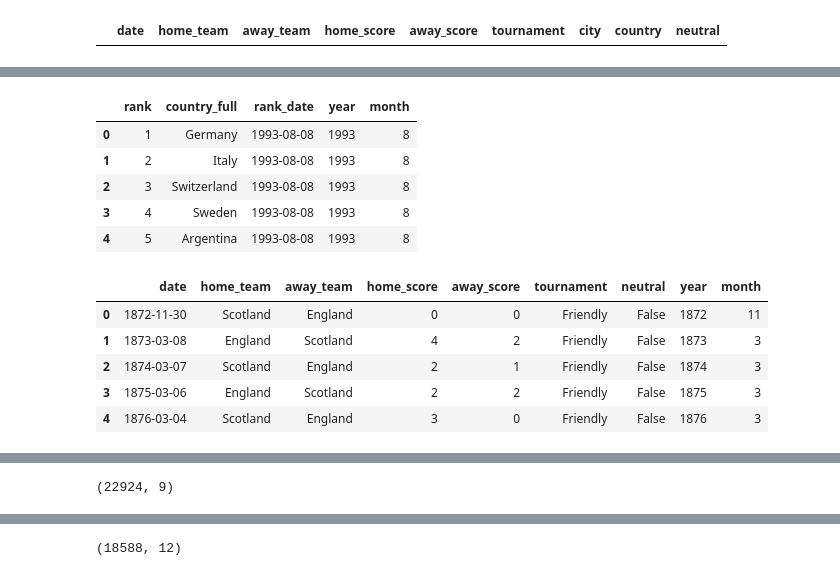
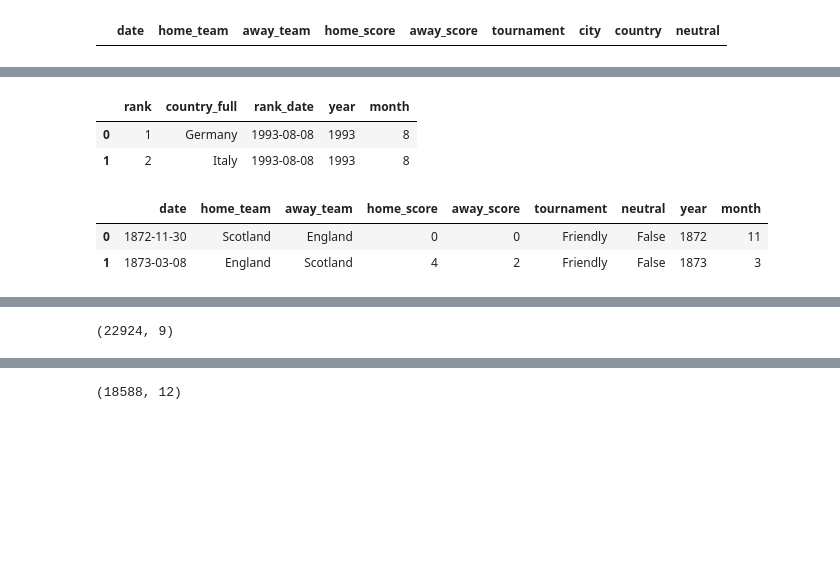
Before and after one commit to WilkisterMbaka/Fifa-Score-Prediction-, a Jupyter notebook: Moringa_Data_Science_Prep_W6_Independent_Project_2022_06_Wilkister_Mbaka_Regression.ipynb, the cells around one changed output, grey strips where cells are left out. Cells and saved outputs as stored; diff of their text form; code cells hidden in the pictures; blank space fills up the shorter version.

```diff
--- a/Moringa_Data_Science_Prep_W6_Independent_Project_2022_06_Wilkister_Mbaka_Regression.ipynb
+++ b/Moringa_Data_Science_Prep_W6_Independent_Project_2022_06_Wilkister_Mbaka_Regression.ipynb
@@ -318,25 +306,19 @@ df_ranking.drop(['total_points', 'previous_points', 'rank_change', 'cur_year_avg
               'cur_year_avg_weighted', 'last_year_avg', 'last_year_avg_weighted',
               'two_year_ago_avg', 'two_year_ago_weighted', 'three_year_ago_avg',
               'three_year_ago_weighted', 'country_abrv', 'confederation'], axis=1, inplace=True)
-df_ranking.head()
+df_ranking.head(2)
 # %% [output]
 |  | rank | country_full | rank_date | year | month |
 | 0 | 1 | Germany | 1993-08-08 | 1993 | 8 |
 | 1 | 2 | Italy | 1993-08-08 | 1993 | 8 |
-| 2 | 3 | Switzerland | 1993-08-08 | 1993 | 8 |
-| 3 | 4 | Sweden | 1993-08-08 | 1993 | 8 |
-| 4 | 5 | Argentina | 1993-08-08 | 1993 | 8 |
 # %%
 #Dropping unnecessary columns from results dataset
 df_results.drop(['city', 'country'], axis=1, inplace=True)
-df_results.head()
+df_results.head(2)
 # %% [output]
 |  | date | home_team | away_team | home_score | away_score | tournament | neutral | year | month |
 | 0 | 1872-11-30 | Scotland | England | 0 | 0 | Friendly | False | 1872 | 11 |
 | 1 | 1873-03-08 | England | Scotland | 4 | 2 | Friendly | False | 1873 | 3 |
-| 2 | 1874-03-07 | Scotland | England | 2 | 1 | Friendly | False | 1874 | 3 |
-| 3 | 1875-03-06 | England | Scotland | 2 | 2 | Friendly | False | 1875 | 3 |
-| 4 | 1876-03-04 | Scotland | England | 3 | 0 | Friendly | False | 1876 | 3 |
 # %%
 # Filter out data to get games played after 1993 August 8th since this is when the rankings started
 df_results = df_results.loc[(df_results['date'] >= '1993-08-08')]
@@ -347,10 +329,11 @@ df_results.head(2)
 |  | date | home_team | away_team | home_score | away_score | tournament | neutral | year | month |
 | 17915 | 1993-08-08 | Bolivia | Uruguay | 3 | 1 | FIFA World Cup qualification | False | 1993 | 8 |
 | 17916 | 1993-08-08 | Brazil | Mexico | 1 | 1 | Friendly | False | 1993 | 8 |
-# %%
-df_results.shape
-# %% [output]
-(22924, 9)
+# %%
+# Check number of rows and columns
+df_results.shape
+# %% [output]
+(22924, 9)
 # %%
 # Merging the two datasets to obtain the home_team rank dataset : home_team, year and month
 home_df = pd.merge(df_results, df_ranking, left_on=['home_team','year','month'], right_on=['country_full','year','month'], how = 'inner')
```
Also changed, not shown: parts of 70 cells of this notebook.
